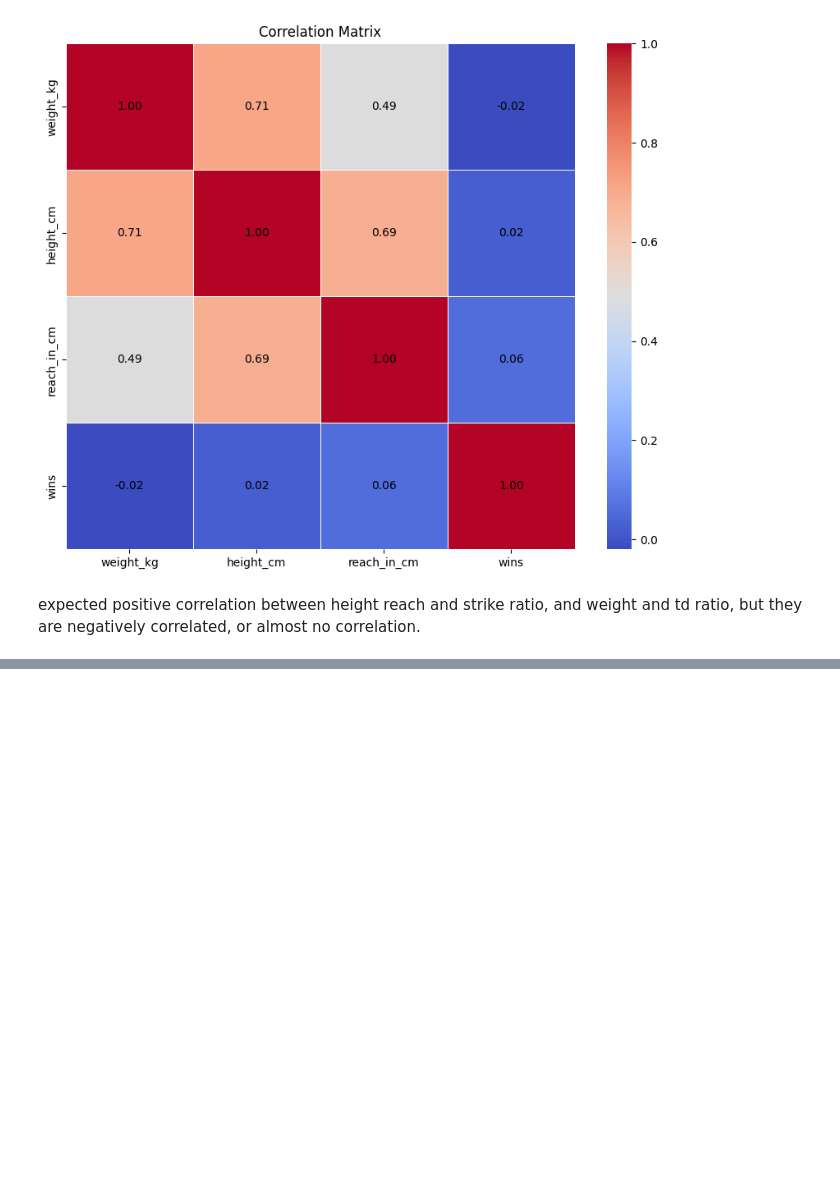
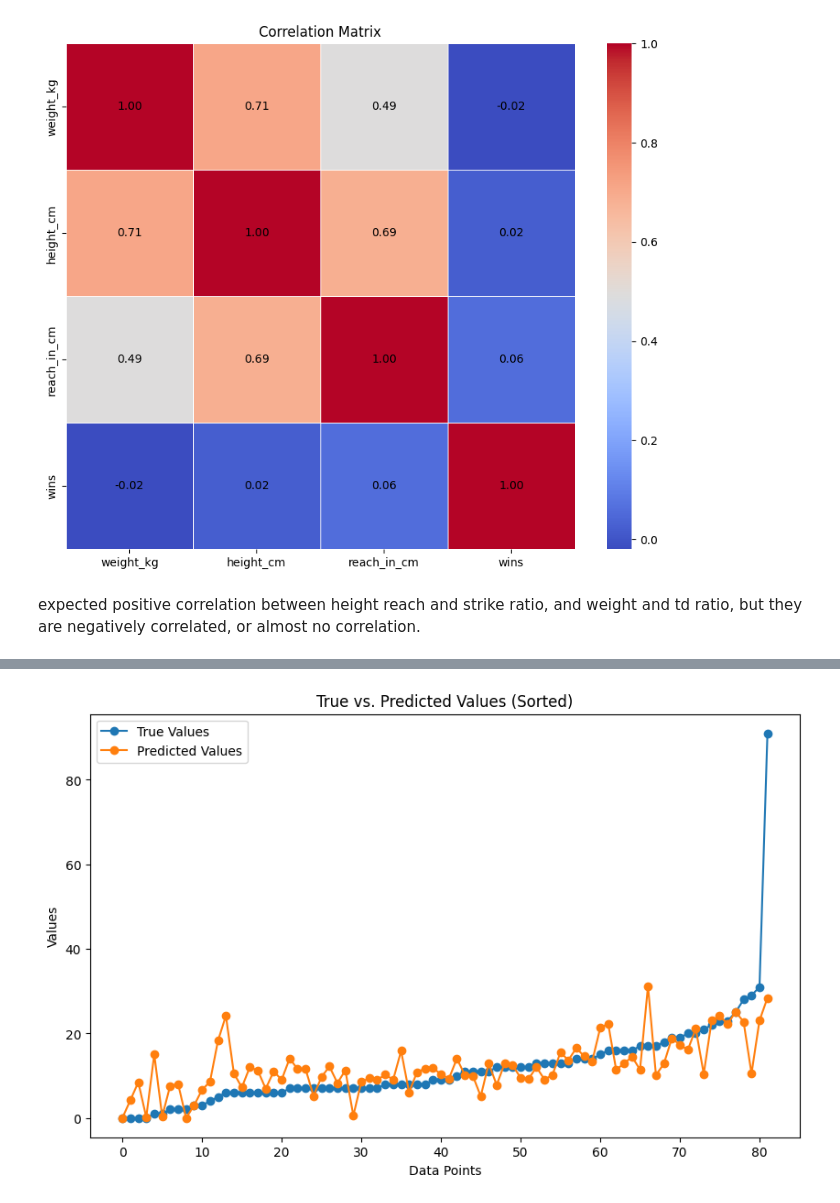
Before and after one commit to ImtiazAli1/INM701, a Jupyter notebook: cw.ipynb, the cells around one changed output, grey strips where cells are left out. Drawn from its saved outputs; the diff is of its cells as text; code cells hidden in the pictures; blank space fills up the shorter version.

```diff
--- a/cw.ipynb
+++ b/cw.ipynb
@@ -481,0 +388,85 @@ MSE for Baseline Model: 75.11070559610705
+# %%
+import pandas as pd
+import numpy as np
+import os
+from sklearn.ensemble import RandomForestRegressor
+from sklearn.model_selection import train_test_split
+from sklearn.metrics import mean_squared_error, mean_absolute_error, r2_score
+import matplotlib.pyplot as plt
+
+# Load your dataset
+path = "."
+filename_read = os.path.join(path, "newufc.csv")
+df = pd.read_csv(filename_read, na_values=['NA', '?'])
+
+# Set the subset size
+subset_size = 0.1
+df = df.sample(frac=subset_size, random_state=42)
+
+X = df.drop(['wins'], axis=1).values
+y = df['wins'].values
+
+# Assuming 'wins' is your target variable
+result = [col for col in df.columns if col != 'wins']
+
+# Convert relevant columns to numeric
+df[result] = df[result].apply(pd.to_numeric, errors='coerce')
+
+# Split the data for visualization
+X_train, X_temp, y_train, y_temp = train_test_split(df[result].values, df['wins'].values, test_size=0.4, random_state=42)
+X_val, X_test, y_val, y_test = train_test_split(X_temp, y_temp, test_size=0.5, random_state=42)
+
+# Train the model
+Random_Forest_model = RandomForestRegressor(
+    n_estimators=100,
+    max_features=3,  # You can experiment with different values
+    max_depth=None,        # You can set a specific depth or leave it as None
+    min_samples_split=2,   # You can experiment with different values
+    min_samples_leaf=1,    # You can experiment with different values
+    bootstrap=False,        # You can set it to False to disable bootstrapping
+    random_state=42
+)
+
+# Train the model
+Random_Forest_model.fit(X_train, y_train)
+
+# Make predictions on the validation set
+y_pred_val = Random_Forest_model.predict(X_val)
+
+# Calculate MSE for your model on the validation set
+mse_model_val = mean_squared_error(y_val, y_pred_val)
+
+# Create a baseline model predicting the mean
+mean_wins = y_train.mean()
+y_baseline_val = [mean_wins] * len(y_val)
+
+# Calculate MSE for the baseline model on the validation set
+mse_baseline_val = mean_squared_error(y_val, y_baseline_val)
+
+print(f'MSE for Your Model on Validation Set: {mse_model_val}')
+print(f'MSE for Baseline Model on Validation Set: {mse_baseline_val}')
+
+# Compare the MSE values on the validation set
+if mse_model_val < mse_baseline_val:
+    print('Your model has a lower MSE on the validation set, indicating better performance.')
+else:
+    print('The baseline model has a lower MSE on the validation set, suggesting limited improvement by your model.')
+
+# R-squared (R2)
+r2 = r2_score(y_val, y_pred_val)
+print('Coefficient of Determination (R-Squared): ', r2)
+
+# Plot true vs. predicted values using a line graph
+sorted_indices = np.argsort(y_val)
+y_val_sorted = y_val[sorted_indices]
+y_pred_sorted = y_pred_val[sorted_indices]
+
+plt.figure(figsize=(10, 6))
+plt.plot(y_val_sorted, label='True Values', marker='o')
+plt.plot(y_pred_sorted, label='Predicted Values', marker='o')
+plt.title('True vs. Predicted Values (Sorted)')
+plt.xlabel('Data Points')
+plt.ylabel('Values')
+plt.legend()
+plt.show()
+# %% [output]
@@ -481,0 +477 @@ MSE for Baseline Model: 75.11070559610705
+[figure, added]
```
Also changed, not shown: parts of 4 cells of this notebook.
